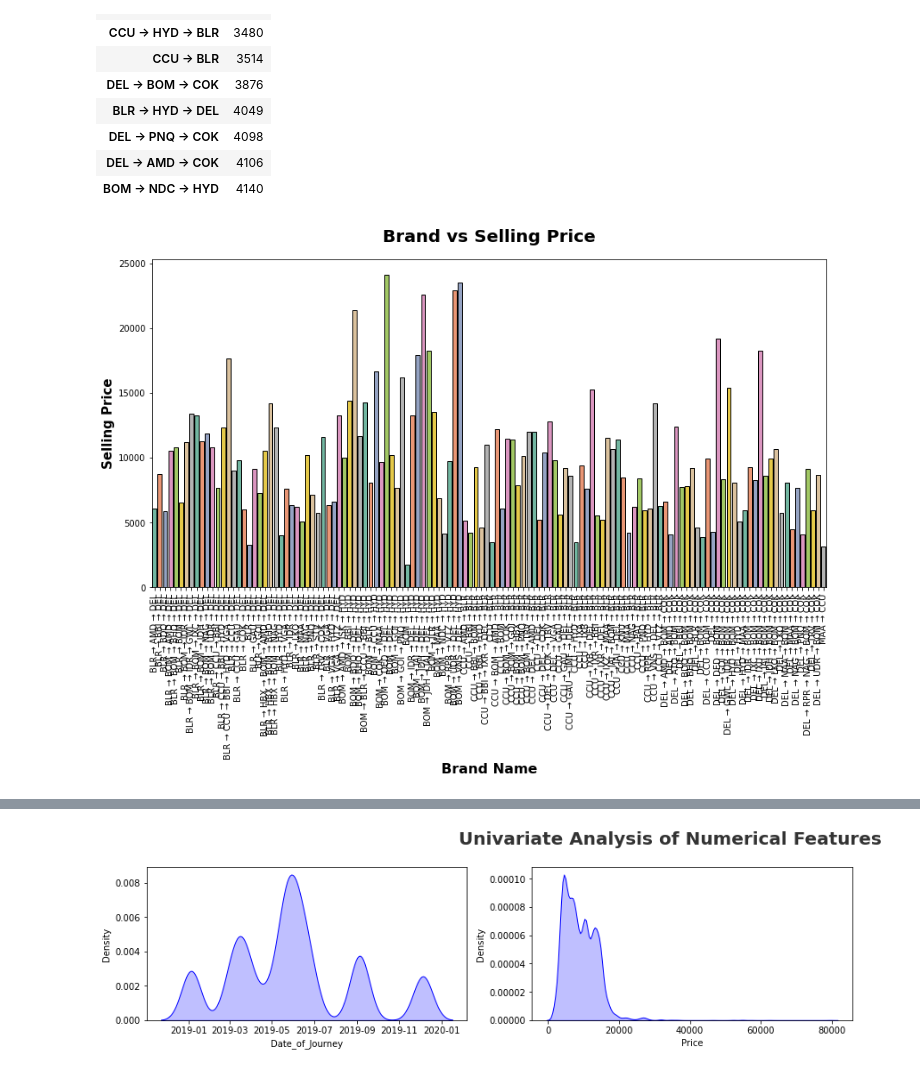
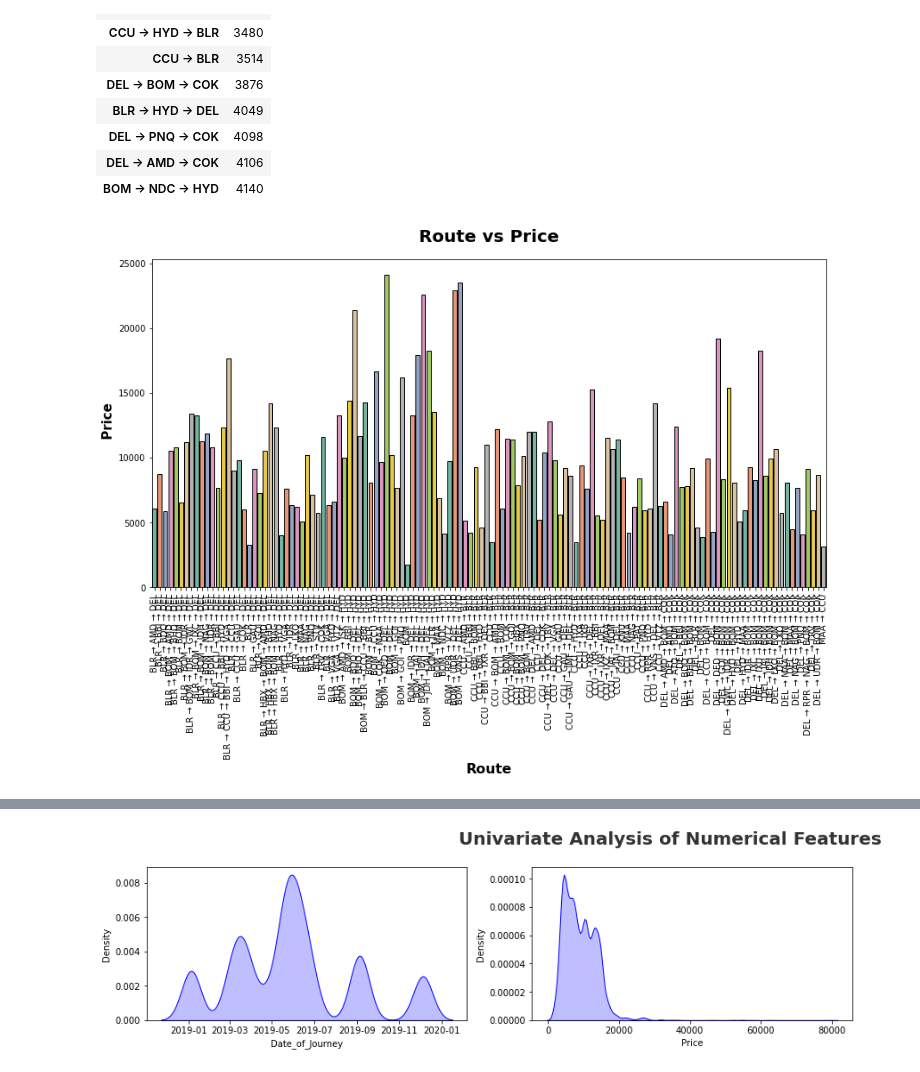
Before and after one commit to arnabpani/EDA, a Jupyter notebook: Flight Fare Prediction EDA.ipynb, the cells around one changed output, grey strips where cells are left out. Cells and saved outputs as stored; diff of their text form; code cells hidden in the pictures.

```diff
--- a/Flight Fare Prediction EDA.ipynb
+++ b/Flight Fare Prediction EDA.ipynb
@@ -205,10 +205,10 @@ Top 10 Cheapest Routes
 # %%
 plt.subplots(figsize=(14,7))
 sns.barplot(x=Min_Price_Route.index, y=Min_Price_Route.values,ec = "black",palette="Set2")
-plt.title("Brand vs Selling Price", weight="bold",fontsize=20, pad=20)
-plt.ylabel("Selling Price", weight="bold", fontsize=15)
-plt.xlabel("Brand Name", weight="bold", fontsize=16)
+plt.title("Route vs Price", weight="bold",fontsize=20, pad=20)
+plt.ylabel(" Price", weight="bold", fontsize=15)
+plt.xlabel("Route", weight="bold", fontsize=16)
 plt.xticks(rotation=90)
 plt.show()
 # %% [output]
-[figure, old version]
+[figure, new version]
```
Also changed, not shown: parts of 2 cells of this notebook.
